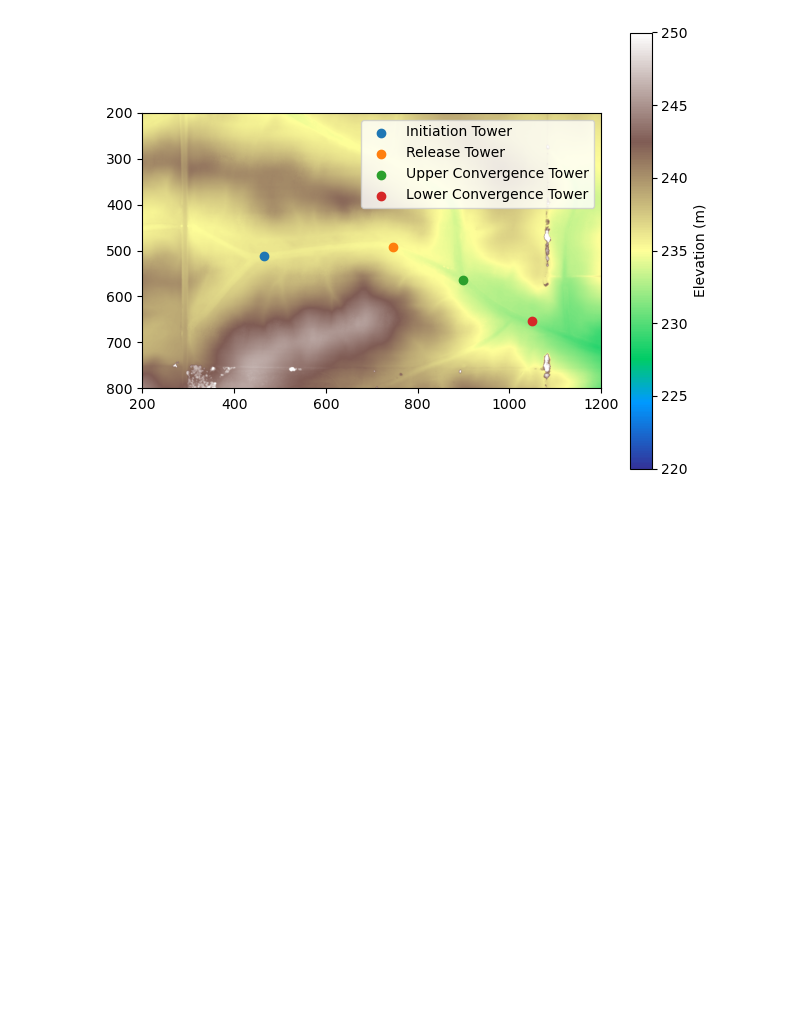
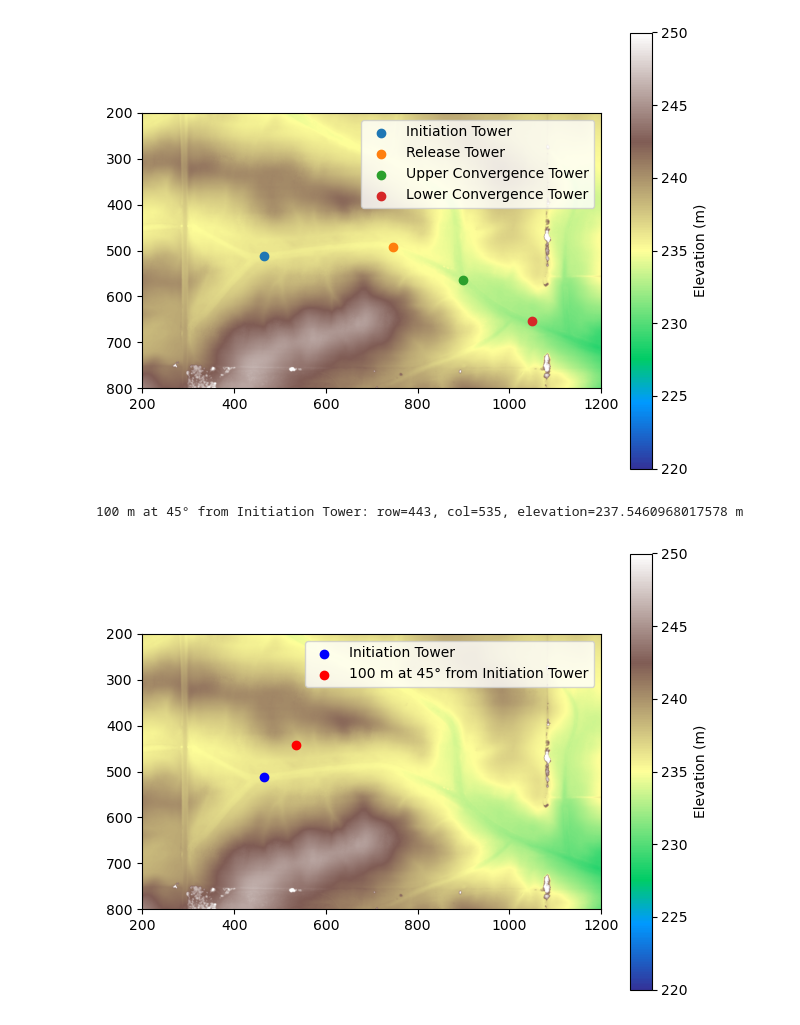
Before and after one commit to marositesUSC/SAVANT, a Jupyter notebook: topography.ipynb, the cells around one changed output. Cells and saved outputs as stored; diff of their text form; code cells hidden in the pictures; blank space fills up the shorter version.

Commit message:
added a few graphs.

```diff
--- a/topography.ipynb
+++ b/topography.ipynb
@@ -112,6 +112,7 @@ with rasterio.open(os.path.join(land_dir, dem_1m_proj)) as src:
     for tower, data in towers.items():
         row, col = rasterio.transform.rowcol(transform, data['x_y'][0], data['x_y'][1])
         print(f'elevation at {data["label"]}: {elevation[row, col]} m')
+        towers[tower]['elvation'] = elevation[row, col]
         print(f"{data['label']}: col={col}, row={row}, shape={elevation.shape}")
         plt.scatter(col, row, label=data['label'])
     plt.xlim(200, 1200)
@@ -136,3 +137,36 @@ Upper Convergence Tower: col=899, row=565, shape=(1097, 1696)
 elevation at Lower Convergence Tower: 231.7415771484375 m
 Lower Convergence Tower: col=1048, row=654, shape=(1097, 1696)
 [figure]
+# %%
+# Create a funciton to get row column at a distance and bearing from a tower
+def get_row_col_from_tower(tower_key, distance_m, bearing_deg):
+    tower = towers[tower_key]
+    x0, y0 = tower['x_y']
+    bearing_rad = np.deg2rad(bearing_deg)
+    x_new = x0 + distance_m * np.sin(bearing_rad)
+    y_new = y0 + distance_m * np.cos(bearing_rad)
+    row, col = rasterio.transform.rowcol(transform, x_new, y_new)
+    if 0 <= row < elevation.shape[0] and 0 <= col < elevation.shape[1]:
+        elev = elevation[row, col]
+    else:
+        elev = None
+    return row, col, elev
+# Example usage
+direction = 45  # degrees
+distance = 100  # meters
+row, col, elev = get_row_col_from_tower('init', distance, direction)
+print(f"{distance} m at {direction}° from Initiation Tower: row={row}, col={col}, elevation={elev} m")
+# plot point on map
+plt.imshow(elevation, cmap='terrain', vmin=220, vmax=250)
+plt.colorbar(label='Elevation (m)')
+init_row, init_col = rasterio.transform.rowcol(transform, towers['init']['x_y'][0], towers['init']['x_y'][1])
+plt.scatter(init_col, init_row, color='blue', label='Initiation Tower')
+plt.scatter(col, row, color='red', label=f'{distance} m at {direction}° from Initiation Tower')
+plt.xlim(200, 1200)
+plt.ylim(800, 200)
+plt.legend()
+plt.tight_layout()
+plt.show()
+# %% [output]
+100 m at 45° from Initiation Tower: row=443, col=535, elevation=237.5460968017578 m
+[figure, added]
```
Also changed, not shown: parts of 14 cells of this notebook.
